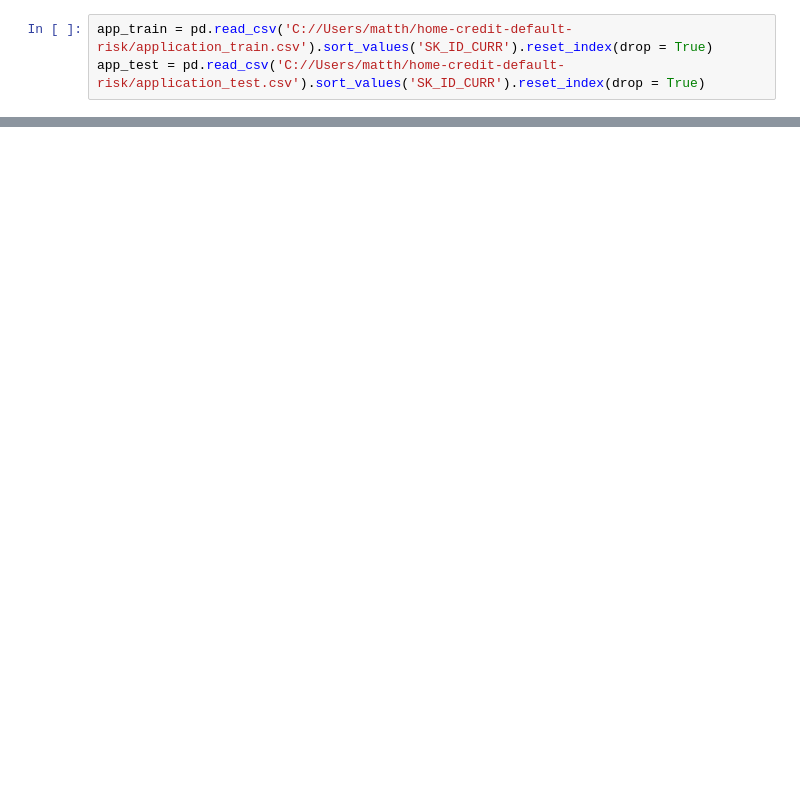
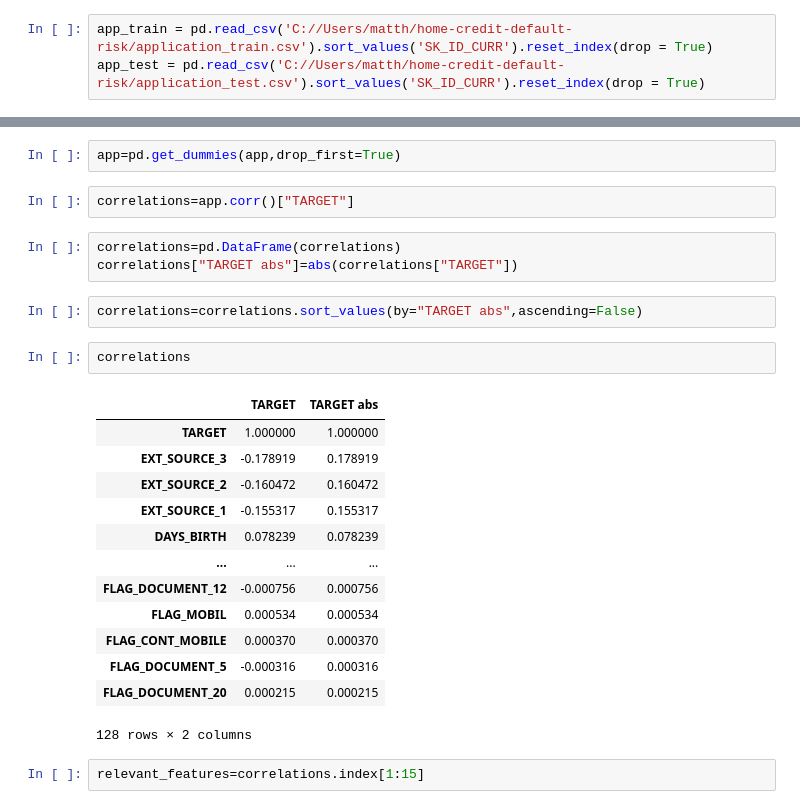
Before and after one commit to Houster/Class-creditdefault, a Jupyter notebook: Working file.ipynb, the cells around one changed output, grey strips where cells are left out. Cells and saved outputs as stored; diff of their text form; blank space fills up the shorter version.

```diff
--- a/Working file.ipynb
+++ b/Working file.ipynb
@@ -84,0 +48,27 @@ dtype: int64
+# %%
+app=pd.get_dummies(app,drop_first=True)
+# %%
+correlations=app.corr()["TARGET"]
+# %%
+correlations=pd.DataFrame(correlations)
+correlations["TARGET abs"]=abs(correlations["TARGET"])
+# %%
+correlations=correlations.sort_values(by="TARGET abs",ascending=False)
+# %%
+correlations
+# %% [output]
+|  | TARGET | TARGET abs |
+| TARGET | 1.000000 | 1.000000 |
+| EXT_SOURCE_3 | -0.178919 | 0.178919 |
+| EXT_SOURCE_2 | -0.160472 | 0.160472 |
+| EXT_SOURCE_1 | -0.155317 | 0.155317 |
+| DAYS_BIRTH | 0.078239 | 0.078239 |
+| ... | ... | ... |
+| FLAG_DOCUMENT_12 | -0.000756 | 0.000756 |
+| FLAG_MOBIL | 0.000534 | 0.000534 |
+| FLAG_CONT_MOBILE | 0.000370 | 0.000370 |
+| FLAG_DOCUMENT_5 | -0.000316 | 0.000316 |
+| FLAG_DOCUMENT_20 | 0.000215 | 0.000215 |
+128 rows × 2 columns
+# %%
+relevant_features=correlations.index[1:15]
```
Also changed, not shown: parts of 35 cells of this notebook.
